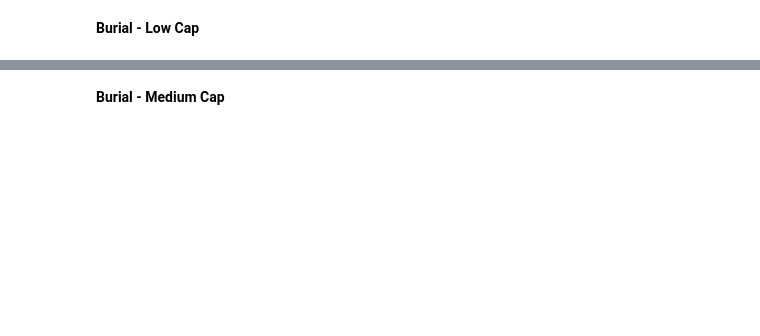
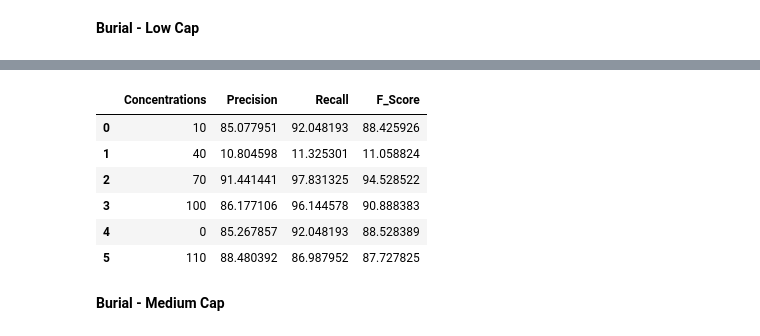
Before and after one commit to slavesocieties/ssda-nlp, a Jupyter notebook: 70-exhaustive-training.ipynb, the cells around one changed output, grey strips where cells are left out. Cells and saved outputs as stored; diff of their text form; code cells hidden in the pictures; blank space fills up the shorter version.

```diff
--- a/70-exhaustive-training.ipynb
+++ b/70-exhaustive-training.ipynb
@@ -181,3 +175,24 @@ Performance hasn't improved for 1 cycles...
+# %%
+#no_test
+
+##RESULTS
+concentrations_SCB = [10, 40, 70, 100, 0, 110]
+pre_vec_SCB = [85.077951, 10.804598, 91.441441, 86.177106, 85.267857, 88.480392]
+rec_vec_SCB = [92.048193, 11.325301, 97.831325, 96.144578, 92.048193, 86.987952]
+f_vec_SCB = [88.425926, 11.058824, 94.528522, 90.888383, 88.528389, 87.727825]
+
+manual_data_SCB = {'Concentrations':concentrations_SCB, 'Precision':pre_vec_SCB, 'Recall':rec_vec_SCB, 'F_Score':f_vec_SCB}
+
+results_df_SCB = pd.DataFrame(manual_data_SCB)
+results_df_SCB.head(20)
+# %% [output]
+|  | Concentrations | Precision | Recall | F_Score |
+| 0 | 10 | 85.077951 | 92.048193 | 88.425926 |
+| 1 | 40 | 10.804598 | 11.325301 | 11.058824 |
+| 2 | 70 | 91.441441 | 97.831325 | 94.528522 |
+| 3 | 100 | 86.177106 | 96.144578 | 90.888383 |
+| 4 | 0 | 85.267857 | 92.048193 | 88.528389 |
+| 5 | 110 | 88.480392 | 86.987952 | 87.727825 |
 # %% [markdown]
 **Burial - Medium Cap**
 # %%
```
Also changed, not shown: parts of 15 cells of this notebook.
